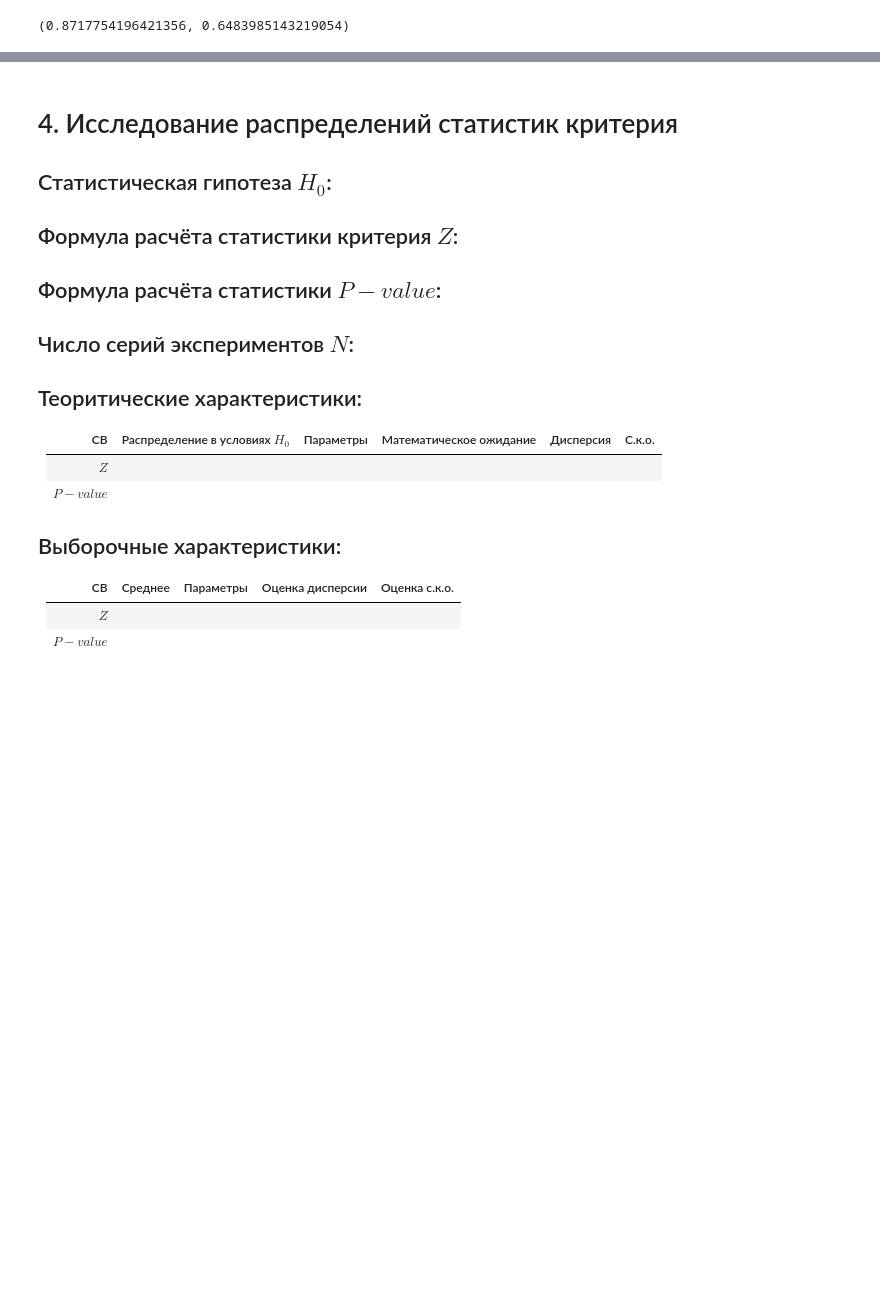
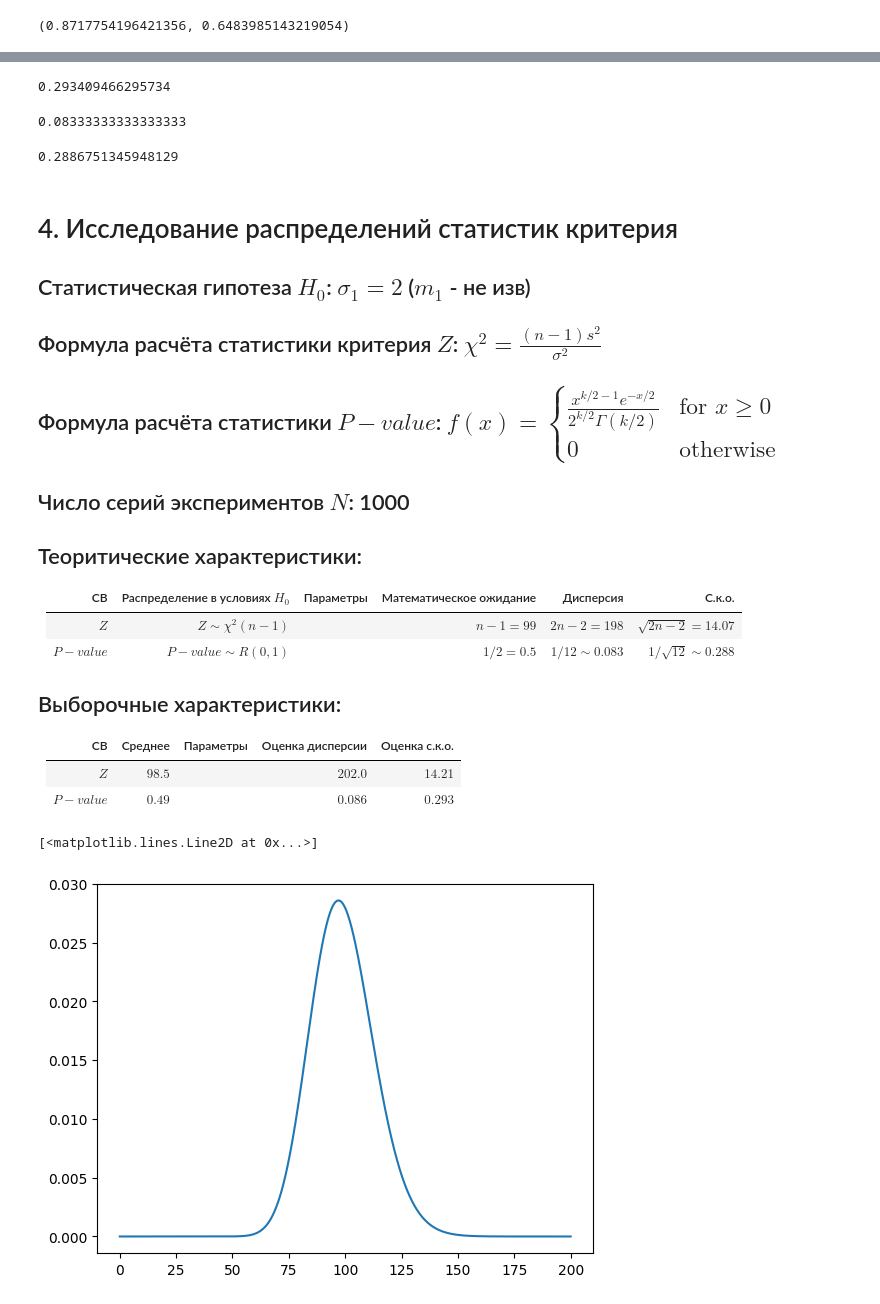
Before and after one commit to MEPhI-Floppas/matstat.py, a Jupyter notebook: lab1.ipynb, the cells around one changed output, grey strips where cells are left out. Drawn from its saved outputs; the diff is of its cells as text; code cells hidden in the pictures; blank space fills up the shorter version.

```diff
--- a/lab1.ipynb
+++ b/lab1.ipynb
@@ -214,24 +258,43 @@ Z, p_value
+# %%
+np.std(p_values, ddof=1)
+# %% [output]
+0.293409466295734
+# %%
+1/12
+# %% [output]
+0.08333333333333333
+# %%
+1/np.sqrt(12)
+# %% [output]
+0.2886751345948129
 # %% [markdown]
 # 4. Исследование распределений статистик критерия
 
-## Статистическая гипотеза $H_0$:
+## Статистическая гипотеза $H_0$: $\sigma_1 = 2$ ($m_1$ - не изв)
 
-## Формула расчёта статистики критерия $Z$:
+## Формула расчёта статистики критерия $Z$: $\chi^2=\frac{(n-1) s^2}{\sigma^2}$
 
-## Формула расчёта статистики $P-value$:
+## Формула расчёта статистики $P-value$:  $f(x)= \begin{cases}\frac{x^{k / 2-1} e^{-x / 2}}{2^{k / 2} \Gamma(k / 2)} & \text { for } x \geq 0 \\ 0 & \text { otherwise }\end{cases}$
 
-## Число серий экспериментов $N$:
+## Число серий экспериментов $N$: 1000
 
 ## Теоритические характеристики:
 
-| СВ        | Распределение в условиях $H_0$ | Параметры | Математическое ожидание | Дисперсия | С.к.о. |
-|-----------|--------------------------------|-----------|-------------------------|-----------|--------|
-| $Z$       |                                |           |                         |           |        |
-| $P-value$ |                                |           |                         |           |        |
+| СВ        | Распределение в условиях $H_0$ | Параметры | Математическое ожидание | Дисперсия         | С.к.о.                   |
+|-----------|--------------------------------|-----------|-------------------------|-------------------|--------------------------|
+| $Z$       | $Z \sim \chi^2(n-1)$           |           | $n - 1 = 99$            | $2n - 2 = 198$    | $\sqrt{2n - 2} = 14.07$  |
+| $P-value$ | $P-value \sim R(0, 1)$         |           | $1/2 = 0.5$             | $1/12 \sim 0.083$ | $1/\sqrt{12} \sim 0.288$ |
 
 ## Выборочные характеристики:
 
 | СВ        | Среднее | Параметры | Оценка дисперсии | Оценка с.к.о. |
 |-----------|---------|-----------|------------------|---------------|
-| $Z$       |         |           |                  |               |
-| $P-value$ |         |           |                  |               |
+| $Z$       | $98.5$  |           | $202.0$          | $14.21$       |
+| $P-value$ | $0.49$  |           | $0.086$          | $0.293$       |
+# %%
+x = np.linspace(0, 200, 10000)
+y = stats.distributions.chi2.pdf(x, 100 - 1)
+plt.plot(x, y)
+# %% [output]
+[<matplotlib.lines.Line2D at 0x...>]
+[figure, added]
```
Also changed, not shown: parts of 16 cells of this notebook.
